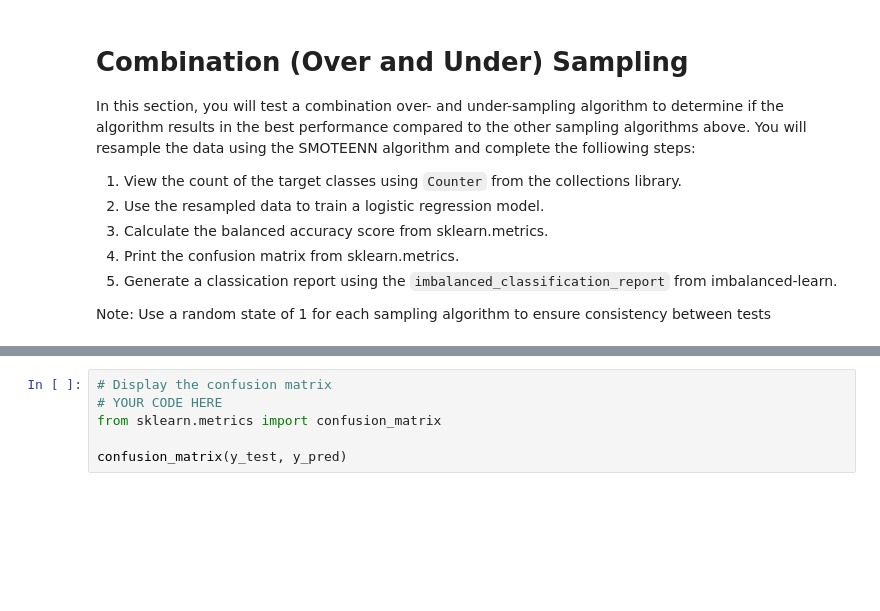
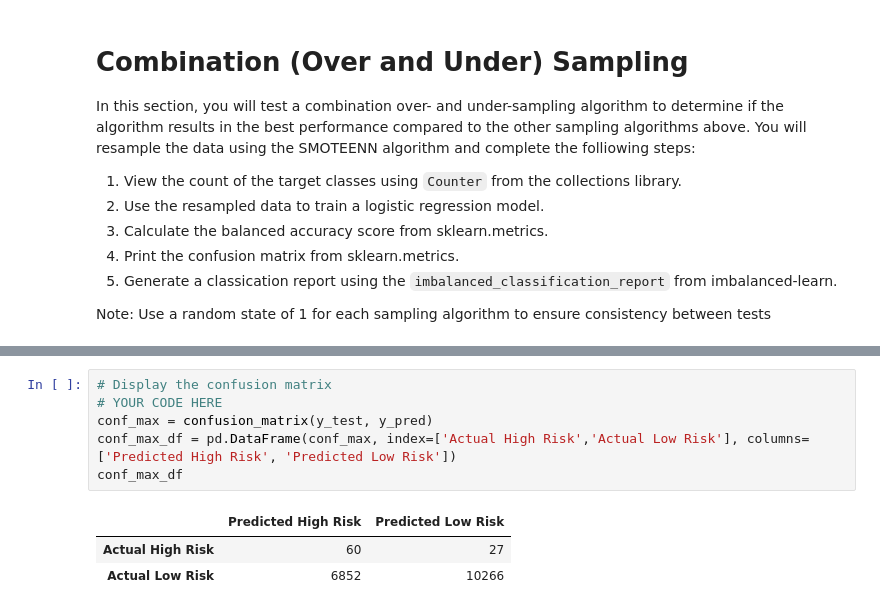
Before and after one commit to Salmanbasharat/Credit_Risk_Analysis, a Jupyter notebook: credit_risk_resampling.ipynb, the cells around one changed output, grey strips where cells are left out. Drawn from its saved outputs; the diff is of its cells as text; blank space fills up the shorter version.

```diff
--- a/credit_risk_resampling.ipynb
+++ b/credit_risk_resampling.ipynb
@@ -312,9 +332,13 @@ balanced_accuracy_score(y_test, y_pred)
 # %%
 # Display the confusion matrix
 # YOUR CODE HERE
-from sklearn.metrics import confusion_matrix
-
-confusion_matrix(y_test, y_pred)
+conf_max = confusion_matrix(y_test, y_pred)
+conf_max_df = pd.DataFrame(conf_max, index=['Actual High Risk','Actual Low Risk'], columns=['Predicted High Risk', 'Predicted Low Risk'])
+conf_max_df
+# %% [output]
+|  | Predicted High Risk | Predicted Low Risk |
+| Actual High Risk | 60 | 27 |
+| Actual Low Risk | 6852 | 10266 |
 # %%
 # Print the imbalanced classification report
 # YOUR CODE HERE
```
Also changed, not shown: parts of 17 cells of this notebook.
